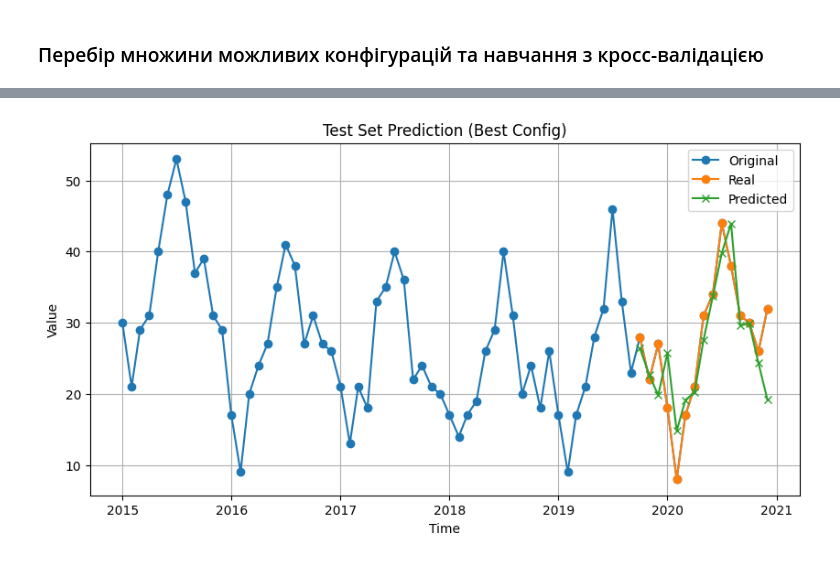
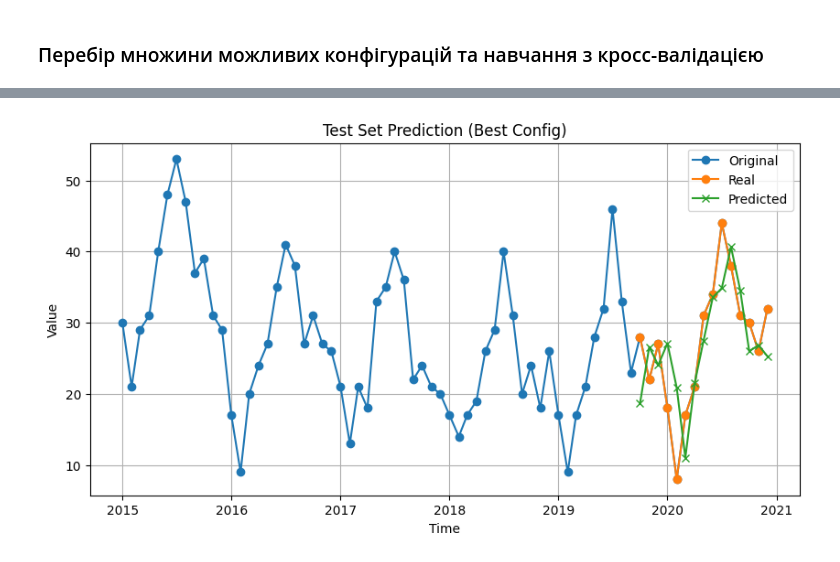
Before and after one commit to Deesthortered/ML_Courses_Homeworks, a Jupyter notebook: Lesson12_homework.ipynb, the cells around one changed output, grey strips where cells are left out. Saved outputs shown, nothing was run; the diff lists cells and outputs as text; code cells hidden in the pictures.

```diff
--- a/Lesson12_homework.ipynb
+++ b/Lesson12_homework.ipynb
@@ -381,10 +381,7 @@ rnn_types = ['RNN', 'LSTM']
 rnn_architectures = [
     [1, 3, 1],
     [1, 10, 1],
-    [1, 64, 1],
-    [1, 64, 32, 1],
-    [1, 128, 64, 32, 1],
-    [1, 32, 32, 32, 1],
+    [1, 64, 1]
 ]
 
 cv_results = cross_validate_rnn_architectures(
@@ -392,12 +389,12 @@ cv_results = cross_validate_rnn_architectures(
     architectures=rnn_architectures,
     dataset=train_dataset,
     k_folds=5,
-    num_epochs=100,
-    lr=0.01,
+    num_epochs=300,
+    lr=0.005,
     sliding_window_size=input_sliding_window_size,
     forecast_horizon=output_sliding_window_size,
     activation_function=current_activation_function,
-    used_batch_size=32
+    used_batch_size=8
 )
 
 
@@ -430,7 +427,7 @@ final_train_losses = train_model(
     model=best_model,
     criterion=current_criterion,
     train_loader=final_train_loader,
-    num_epochs=200,
+    num_epochs=300,
     lr=0.001
 )
 
@@ -485 +482 @@ Epoch [200/200] - Train Loss: 0.0095
-[figure, old version]
+[figure, new version]
```
Also changed, not shown: parts of 4 cells of this notebook.
